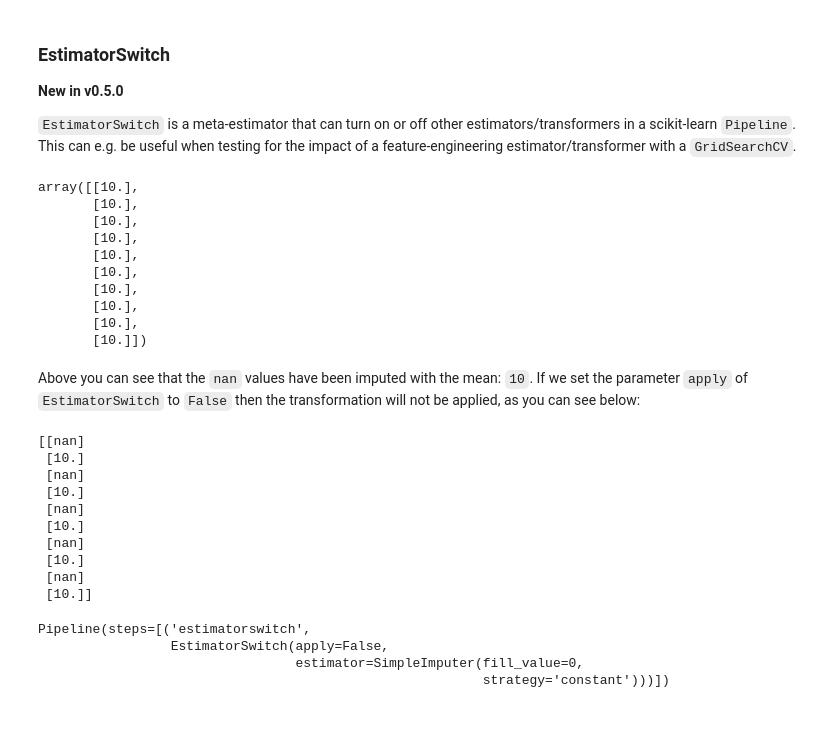
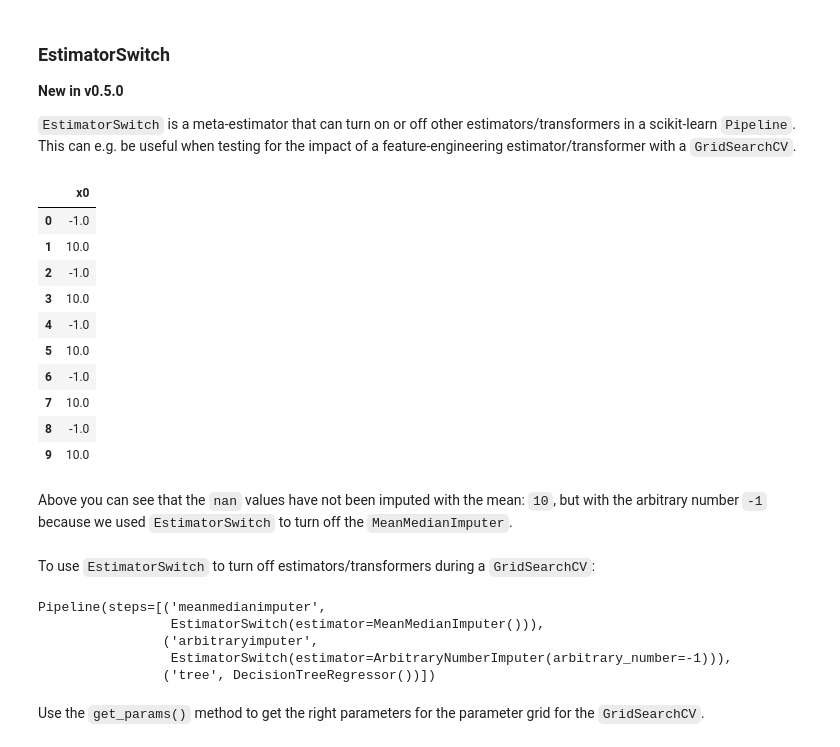
Before and after one commit to sTomerG/extra-datascience-tools, a Jupyter notebook: docs/source/notebooks/tutorial.ipynb, the cells around one changed output. Drawn from its saved outputs; the diff is of its cells as text; code cells hidden in the pictures; blank space fills up the shorter version.

```diff
--- a/docs/source/notebooks/tutorial.ipynb
+++ b/docs/source/notebooks/tutorial.ipynb
@@ -216,47 +216,37 @@ For the full documentation of `filter_tried_params` click [here](https://extra-d
 # %%
 # import libraries
 import numpy as np
 
-from sklearn.pipeline import make_pipeline
-from sklearn.impute import SimpleImputer, MissingIndicator
+from sklearn.pipeline import Pipeline
+from feature_engine.imputation import MeanMedianImputer, ArbitraryNumberImputer
 
 from extra_ds_tools.ml.sklearn.meta_estimators import EstimatorSwitch
 
-X = np.array([np.nan, 10] * 5).reshape(-1, 1)
+# create X and y
+X = np.array([np.nan, 10] * 5).reshape(-1,1)
+y = np.array([5, 10] * 5).reshape(-1, 1)
 
-pipeline = make_pipeline(EstimatorSwitch(SimpleImputer()))
+# create pipeline steps
+pipeline = Pipeline(
+    [("medianimputer", EstimatorSwitch(MeanMedianImputer(), apply=False)),
+    ("arbitraryimputer", EstimatorSwitch(ArbitraryNumberImputer(-1), apply=True))]
+)
+
+# transform X according to pipeline
 pipeline.fit_transform(X)
 # %% [output]
-array([[10.],
-       [10.],
-       [10.],
-       [10.],
-       [10.],
-       [10.],
-       [10.],
-       [10.],
-       [10.],
-       [10.]])
+|  | x0 |
+| 0 | -1.0 |
+| 1 | 10.0 |
+| 2 | -1.0 |
+| 3 | 10.0 |
+| 4 | -1.0 |
+| 5 | 10.0 |
+| 6 | -1.0 |
+| 7 | 10.0 |
+| 8 | -1.0 |
+| 9 | 10.0 |
 # %% [markdown]
-Above you can see that the `nan` values have been imputed with the mean: `10`. If we set the parameter `apply` of `EstimatorSwitch` to `False` then the transformation will not be applied, as you can see below:
+Above you can see that the `nan` values have not been imputed with the mean: `10`, but with the arbitrary number `-1` because we used `EstimatorSwitch` to turn off the `MeanMedianImputer`.
-# %%
-pipeline = make_pipeline(EstimatorSwitch(SimpleImputer(), apply=False))
-print(pipeline.fit_transform(X))
-# %% [output]
-[[nan]
- [10.]
- [nan]
- [10.]
- [nan]
- [10.]
- [nan]
- [10.]
- [nan]
- [10.]]
-# %%
-pipeline
-# %% [output]
-Pipeline(steps=[('estimatorswitch',
-                 EstimatorSwitch(apply=False,
-                                 estimator=SimpleImputer(fill_value=0,
-                                                         strategy='constant')))])
+# %% [markdown]
+To use `EstimatorSwitch` to turn off estimators/transformers during a `GridSearchCV`:
@@ -262,0 +263,15 @@ Pipeline(steps=[('estimatorswitch',
+# %%
+clf = Pipeline(
+    [("meanmedianimputer", EstimatorSwitch(MeanMedianImputer())),
+    ("arbitraryimputer", EstimatorSwitch(ArbitraryNumberImputer(-1))),
+    ("tree", DecisionTreeRegressor())]
+)
+clf
+# %% [output]
+Pipeline(steps=[('meanmedianimputer',
+                 EstimatorSwitch(estimator=MeanMedianImputer())),
+                ('arbitraryimputer',
+                 EstimatorSwitch(estimator=ArbitraryNumberImputer(arbitrary_number=-1))),
+                ('tree', DecisionTreeRegressor())])
+# %% [markdown]
+Use the `get_params()` method to get the right parameters for the parameter grid for the `GridSearchCV`.
```
Also changed, not shown: parts of 4 cells of this notebook, 4 other files.
